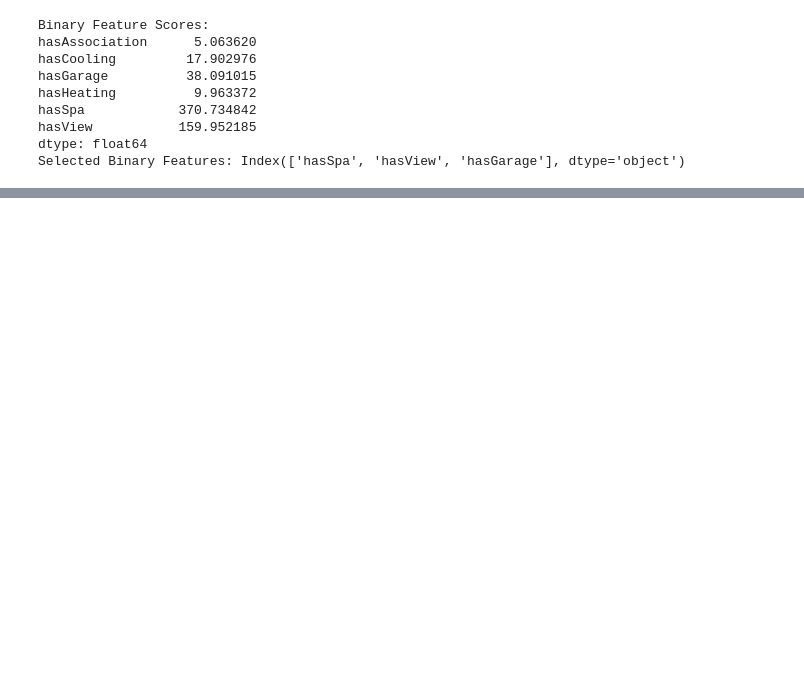
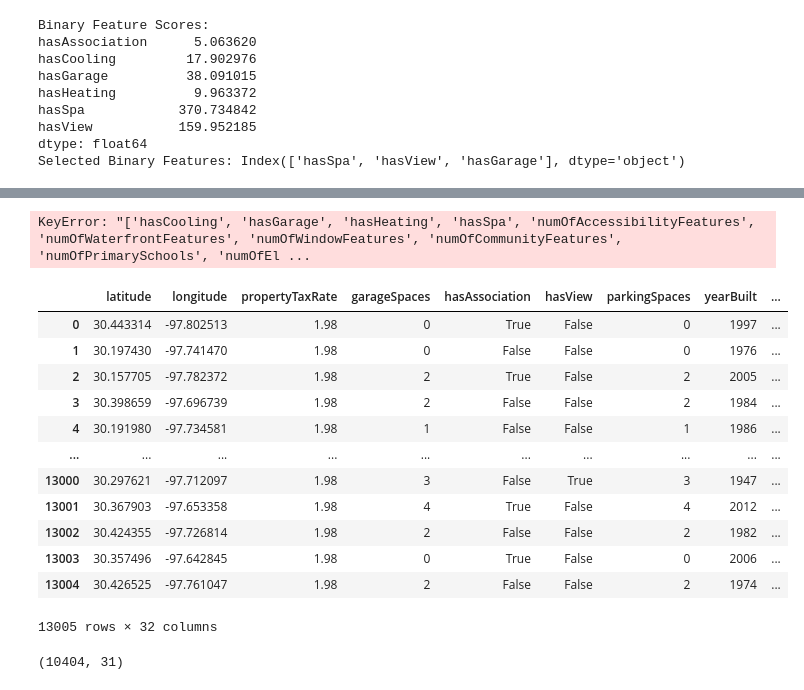
Before and after one commit to Shahahaha11/LION_DEN, a Jupyter notebook: trial_DATA_CLEANING.ipynb, the cells around one changed output, grey strips where cells are left out. Drawn from its saved outputs; the diff is of its cells as text; code cells hidden in the pictures; blank space fills up the shorter version.

```diff
--- a/trial_DATA_CLEANING.ipynb
+++ b/trial_DATA_CLEANING.ipynb
@@ -643,0 +843,47 @@ Removed features: ['hasCooling', 'hasGarage', 'hasHeating', 'hasSpa', 'latest_sa
+# %%
+# Define the list of features to remove
+removed_features = [
+    'hasCooling', 'hasGarage', 'hasHeating', 'hasSpa',
+    'numOfAccessibilityFeatures', 'numOfWaterfrontFeatures',
+    'numOfWindowFeatures', 'numOfCommunityFeatures',
+    'numOfPrimarySchools', 'numOfElementarySchools',
+    'numOfMiddleSchools', 'Housing_Tenure_Ownership',
+    'Housing_Tenure_Rental'
+]
+
+# Drop these features from the dataframe
+df_2 = df_2.drop(columns=removed_features)
+
+# Verify the remaining columns
+print("Remaining columns:", df_2.columns)
+# %% [output]
+KeyError: "['hasCooling', 'hasGarage', 'hasHeating', 'hasSpa', 'numOfAccessibilityFeatures', 'numOfWaterfrontFeatures', 'numOfWindowFeatures', 'numOfCommunityFeatures', 'numOfPrimarySchools', 'numOfEl ...
+# %%
+df_2
+# %% [output]
+|  | latitude | longitude | propertyTaxRate | garageSpaces | hasAssociation | hasView | parkingSpaces | yearBuilt | ... |
+| 0 | 30.443314 | -97.802513 | 1.98 | 0 | True | False | 0 | 1997 | ... |
+| 1 | 30.197430 | -97.741470 | 1.98 | 0 | False | False | 0 | 1976 | ... |
+| 2 | 30.157705 | -97.782372 | 1.98 | 2 | True | False | 2 | 2005 | ... |
+| 3 | 30.398659 | -97.696739 | 1.98 | 2 | False | False | 2 | 1984 | ... |
+| 4 | 30.191980 | -97.734581 | 1.98 | 1 | False | False | 1 | 1986 | ... |
+| ... | ... | ... | ... | ... | ... | ... | ... | ... | ... |
+| 13000 | 30.297621 | -97.712097 | 1.98 | 3 | False | True | 3 | 1947 | ... |
+| 13001 | 30.367903 | -97.653358 | 1.98 | 4 | True | False | 4 | 2012 | ... |
+| 13002 | 30.424355 | -97.726814 | 1.98 | 2 | False | False | 2 | 1982 | ... |
+| 13003 | 30.357496 | -97.642845 | 1.98 | 0 | True | False | 0 | 2006 | ... |
+| 13004 | 30.426525 | -97.761047 | 1.98 | 2 | False | False | 2 | 1974 | ... |
+13005 rows × 32 columns
+# %%
+# FIRST SPLIT
+n_train = int(0.8 * len(df_2))
+train = df_2.iloc[:n_train]
+test  = df_2.iloc[n_train:]
+
+X_train = train.drop(columns=['latestPrice_log'])
+y_train = train['latestPrice_log']
+X_test = test.drop(columns=['latestPrice_log'])
+y_test = test['latestPrice_log']
+X_train.shape
+# %% [output]
+(10404, 31)
```
Also changed, not shown: parts of 22 cells of this notebook.
